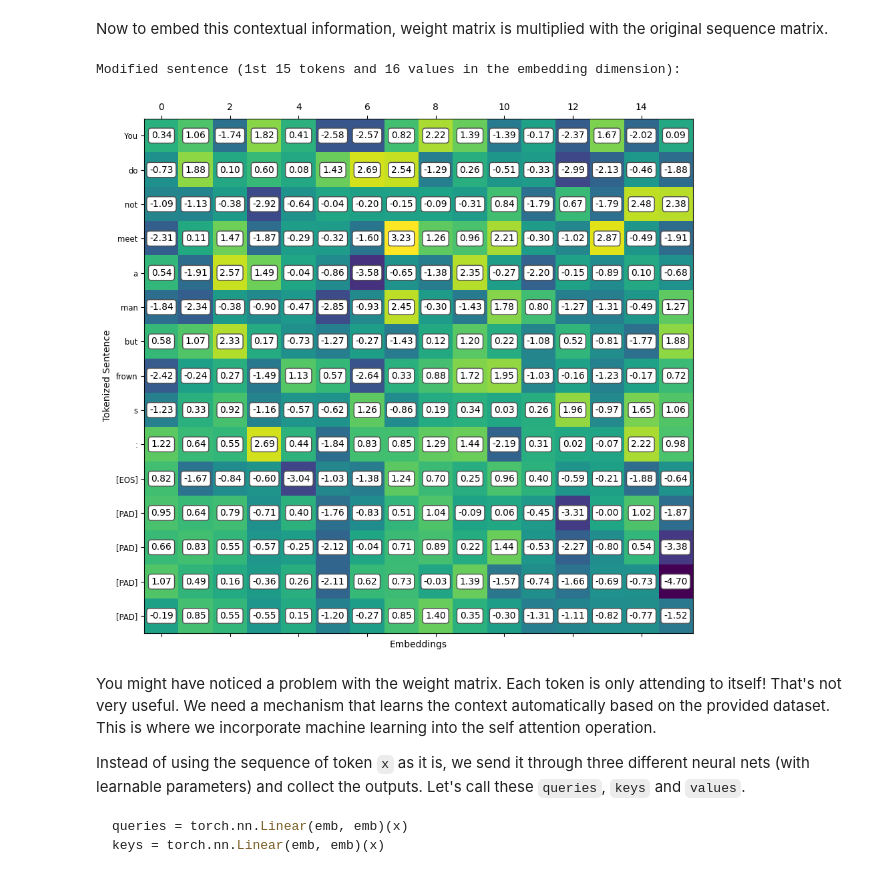
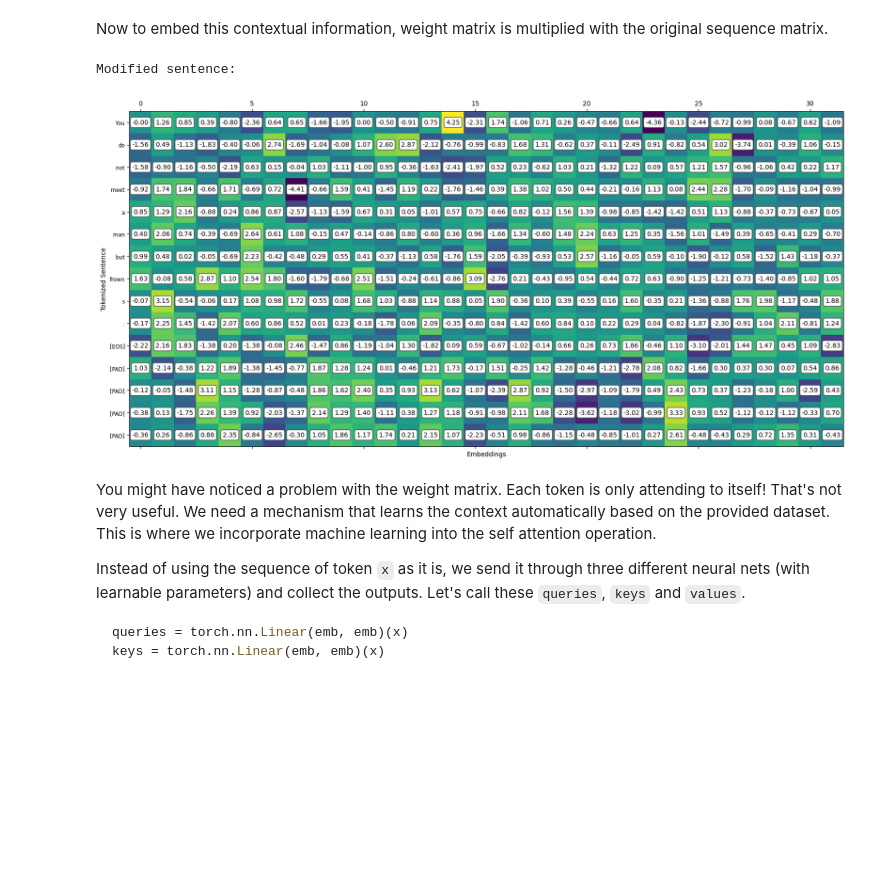
Before and after one commit to tgautam03/BardBungle, a Jupyter notebook: nb/Chapter2.ipynb, the cells around one changed output. Drawn from its saved outputs; the diff is of its cells as text; code cells hidden in the pictures; blank space fills up the shorter version.

```diff
--- a/nb/Chapter2.ipynb
+++ b/nb/Chapter2.ipynb
@@ -38,7 +38,7 @@ from transformer import Transformer
 ####################################
 df = pd.read_csv("../data/shk2mod.csv", index_col=0) # Loading the csv file
 df.drop("id", axis=1, inplace=True)
-d = df.to_numpy()[:2]           # Converting dataframe to numpy
+d = df.to_numpy()           # Converting dataframe to numpy
 src, trg = d[:,0], d[:,1]   # Splitting columns into source and target
 print("SRC shape: {}; TRG shape: {}".format(src.shape, trg.shape))
 
@@ -51,12 +51,22 @@ src_id = shakespeare.EncodeAsIds(list(src))
 # Encoding trg
 modern = spm.SentencePieceProcessor(model_file="../trained_models/tokenizer/modern_en.model")
 trg_id = modern.EncodeAsIds(list(trg))
+# Filter out small sequences
+src_id_small = []
+trg_id_small = []
 
+for (src_snt, trg_snt) in zip(src_id, trg_id):
+    if len(src_snt) <= 10 and len(trg_snt) <= 10:
+        src_id_small.append(src_snt)
+        trg_id_small.append(trg_snt)
+
+src_id = src_id_small
+trg_id = trg_id_small
 ####################################
 ##### Padding and Preprocessing ####
 ####################################
 # Max Sequence Length
-max_seq_len = 256
+max_seq_len = 15
 # Padding/Truncating src
 src_id = [src_processing(id, max_seq_len) for id in src_id]
 # Padding/Truncating trg
@@ -73,10 +83,11 @@ print("Output Trg Shapes: {}; dtype: {}".format(output_trg_id.shape, output_trg_
 ####################################
 ########## Loading Model ###########
 ####################################
+num_epochs = 3000
 device = "cpu"
-emb, heads, layers = 256, 8, 2
+emb, heads, layers = 32, 4, 1
 model = Transformer(emb=emb, heads=heads, max_seq_len=max_seq_len,
                     src_vocab_len=shakespeare.vocab_size(), trg_vocab_len=modern.vocab_size(),
                     num_layers=layers, device=device).to(device)
-model.load_state_dict(torch.load("../trained_models/model_emb256_heads8_layers2.pt"))
+model.load_state_dict(torch.load("../trained_models/model_emb{}_heads{}_layers{}.pt".format(emb, heads, layers)))
 # %% [output]
@@ -205,11 +216,11 @@ tokens = shakespeare.EncodeAsPieces(src[0])
 tokens += ["[EOS]"] # EOS Token string
 tokens = (tokens + max_seq_len * ['[PAD]'])[:max_seq_len] # Padding Tokens string
 tokens = [piece.lstrip('▁') for piece in tokens]
-print("Tokenized Sentence (1st 15 tokens): ", tokens[:15])
+print("Tokenized Sentence: ", tokens)
 
-print("Numericalized Sentence (1st 15 tokens): ", src_id[0][:15])
+print("Numericalized Sentence: ", src_id[0])
 
-print("Attention Weights for the sentence (1st 15 tokens): ")
+print("Attention Weights for the sentence: ")
 fig, ax = plt.subplots()
 # Token Embedding
 data = src_token_emb(src_id)
@@ -217,7 +228,7 @@ data = src_token_emb(src_id)
 b, t, emb = data.shape
 data = data + src_pos_enc(torch.arange(t, device=device))[None, :, :].expand(b, t, emb)
 # Attention Weights
-W = torch.matmul(data[0][:15], data[0][:15].transpose(-2,-1))
+W = torch.matmul(data[0], data[0].transpose(-2,-1))
 W = W / (emb**(1/2))
 W = F.softmax(W, dim=-1)
 
@@ -228,8 +239,8 @@ for (i, j), z in np.ndenumerate(W.detach().numpy()):
     text = ax.text(j, i, '{:0.2f}'.format(z), ha='center', va='center',
             bbox=dict(boxstyle='round', facecolor='white', edgecolor='0.3'), color="black")
     text_objects.append(text)
-ax.set_yticks(range(len(tokens[:15])), tokens[:15], size='small')
-ax.set_xticks(range(len(tokens[:15])), tokens[:15], size='small')
+ax.set_yticks(range(len(tokens)), tokens, size='small')
+ax.set_xticks(range(len(tokens)), tokens, size='small')
 ax.set_ylabel("Tokenized Sentence")
 ax.set_xlabel("Tokenized Sentence")
 plt.show()
@@ -245,24 +256,25 @@ Attention Weights for the sentence (1st 15 tokens):
 Now to embed this contextual information, weight matrix is multiplied with the original sequence matrix.
 # %%
 # Embedding the contextual information to generate the modified sequence
-y = torch.matmul(W, data[0][:15])[:15,:16]
+y = torch.matmul(W, data[0])
 
-print("Modified sentence (1st 15 tokens and 16 values in the embedding dimension): ")
+print("Modified sentence: ")
+plt.rcParams["figure.figsize"] = (20,10)
 fig, ax = plt.subplots()
 im = ax.matshow(y.detach().numpy())
 # Create text objects to display the values
 text_objects = []
 for (i, j), z in np.ndenumerate(y.detach().numpy()):
     text = ax.text(j, i, '{:0.2f}'.format(z), ha='center', va='center',
             bbox=dict(boxstyle='round', facecolor='white', edgecolor='0.3'), color="black")
     text_objects.append(text)
-ax.set_yticks(range(len(tokens[:15])), tokens[:15], size='small')
+ax.set_yticks(range(len(tokens)), tokens, size='small')
 ax.set_ylabel("Tokenized Sentence")
 ax.set_xlabel("Embeddings")
 plt.show()
 # %% [output]
-Modified sentence (1st 15 tokens and 16 values in the embedding dimension):
+Modified sentence:
-[figure, old version]
+[figure, new version]
 # %% [markdown]
 You might have noticed a problem with the weight matrix. Each token is only attending to itself! That's not very useful. We need a mechanism that learns the context automatically based on the provided dataset. This is where we incorporate machine learning into the self attention operation.
 
```
Also changed, not shown: parts of 9 cells of this notebook, 1 other file.
